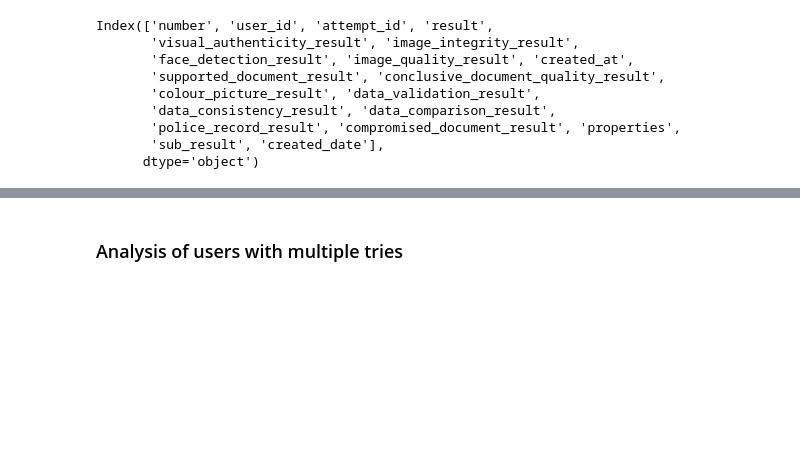
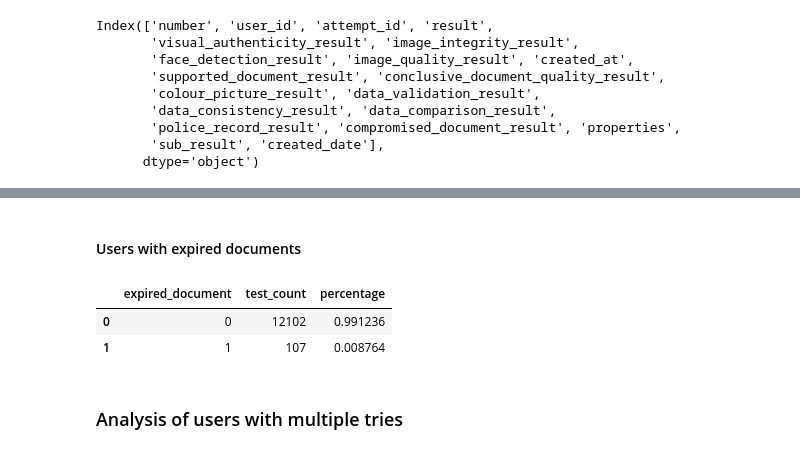
Before and after one commit to LaszloCodes/kyc_analysis, a Jupyter notebook: kyc_analysis.ipynb, the cells around one changed output, grey strips where cells are left out. Saved outputs shown, nothing was run; the diff lists cells and outputs as text; code cells hidden in the pictures; blank space fills up the shorter version.

```diff
--- a/kyc_analysis.ipynb
+++ b/kyc_analysis.ipynb
@@ -604,2 +745,18 @@ new_df
+# %% [markdown]
+#### Users with expired documents
 # %%
-caution_documents.groupby('expired_document').size()
+# Check if tests failed due to expried documents
+expired_doc_overview = caution_documents.groupby('expired_document').size().reset_index()
+
+# Renaming columns
+expired_doc_overview.columns = ['expired_document','test_count']
+
+# Adding percentage contribution to overall
+expired_doc_overview['percentage'] = expired_doc_overview['test_count'] / expired_doc_overview['test_count'].sum()
+
+# Showing results
+expired_doc_overview
+# %% [output]
+|  | expired_document | test_count | percentage |
+| 0 | 0 | 12102 | 0.991236 |
+| 1 | 1 | 107 | 0.008764 |
```
Also changed, not shown: parts of 113 cells of this notebook.
